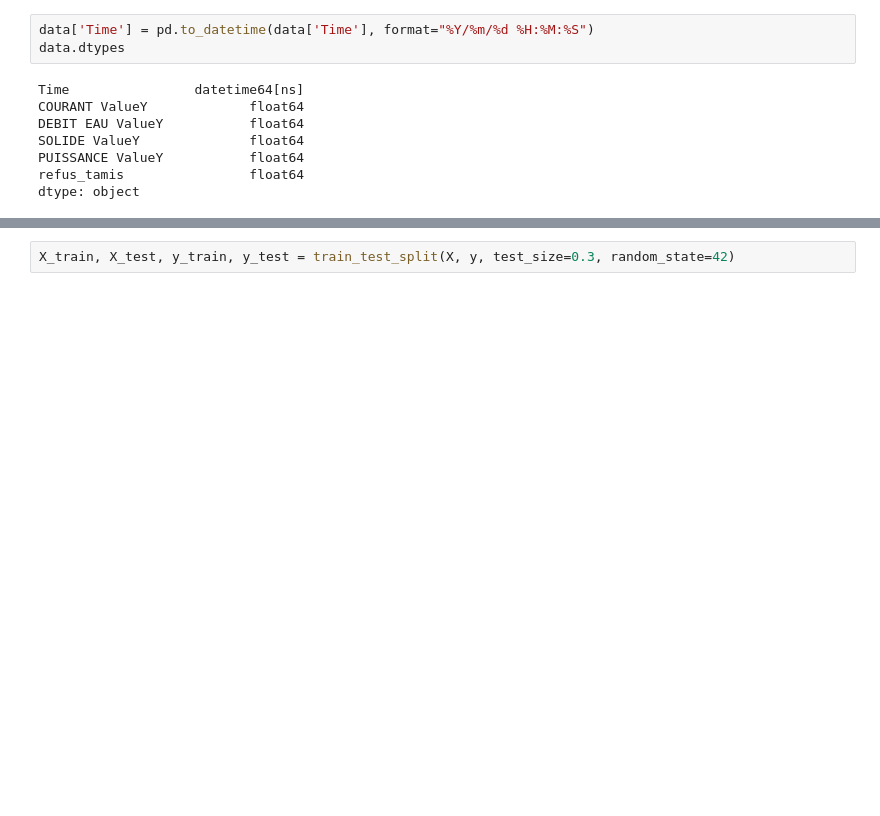
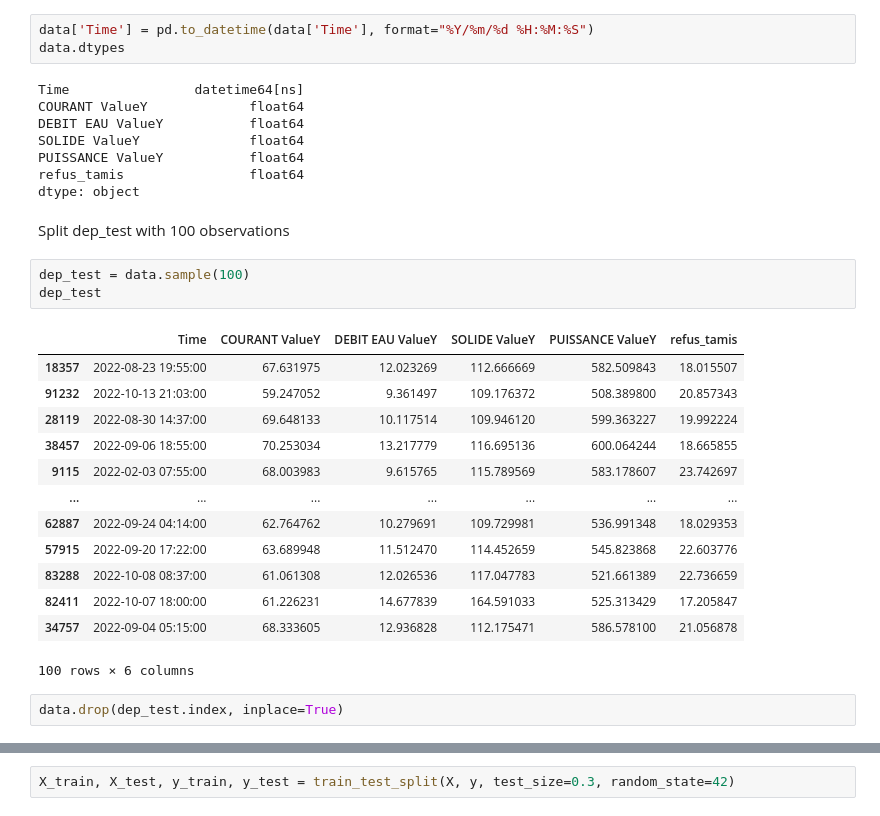
Before and after one commit to Ahmedbendaouia/MIC-DS22-ML-for-energy-efficiency, a Jupyter notebook: modeling.ipynb, the cells around one changed output, grey strips where cells are left out. Drawn from its saved outputs; the diff is of its cells as text; blank space fills up the shorter version.

```diff
--- a/modeling.ipynb
+++ b/modeling.ipynb
@@ -37,3 +39,24 @@ SOLIDE ValueY              float64
 PUISSANCE ValueY           float64
 refus_tamis                float64
 dtype: object
+# %% [markdown]
+Split dep_test with 100 observations
+# %%
+dep_test = data.sample(100)
+dep_test
+# %% [output]
+|  | Time | COURANT ValueY | DEBIT EAU ValueY | SOLIDE ValueY | PUISSANCE ValueY | refus_tamis |
+| 18357 | 2022-08-23 19:55:00 | 67.631975 | 12.023269 | 112.666669 | 582.509843 | 18.015507 |
+| 91232 | 2022-10-13 21:03:00 | 59.247052 | 9.361497 | 109.176372 | 508.389800 | 20.857343 |
+| 28119 | 2022-08-30 14:37:00 | 69.648133 | 10.117514 | 109.946120 | 599.363227 | 19.992224 |
+| 38457 | 2022-09-06 18:55:00 | 70.253034 | 13.217779 | 116.695136 | 600.064244 | 18.665855 |
+| 9115 | 2022-02-03 07:55:00 | 68.003983 | 9.615765 | 115.789569 | 583.178607 | 23.742697 |
+| ... | ... | ... | ... | ... | ... | ... |
+| 62887 | 2022-09-24 04:14:00 | 62.764762 | 10.279691 | 109.729981 | 536.991348 | 18.029353 |
+| 57915 | 2022-09-20 17:22:00 | 63.689948 | 11.512470 | 114.452659 | 545.823868 | 22.603776 |
+| 83288 | 2022-10-08 08:37:00 | 61.061308 | 12.026536 | 117.047783 | 521.661389 | 22.736659 |
+| 82411 | 2022-10-07 18:00:00 | 61.226231 | 14.677839 | 164.591033 | 525.313429 | 17.205847 |
+| 34757 | 2022-09-04 05:15:00 | 68.333605 | 12.936828 | 112.175471 | 586.578100 | 21.056878 |
+100 rows × 6 columns
+# %%
+data.drop(dep_test.index, inplace=True)
```
Also changed, not shown: parts of 34 cells of this notebook.
